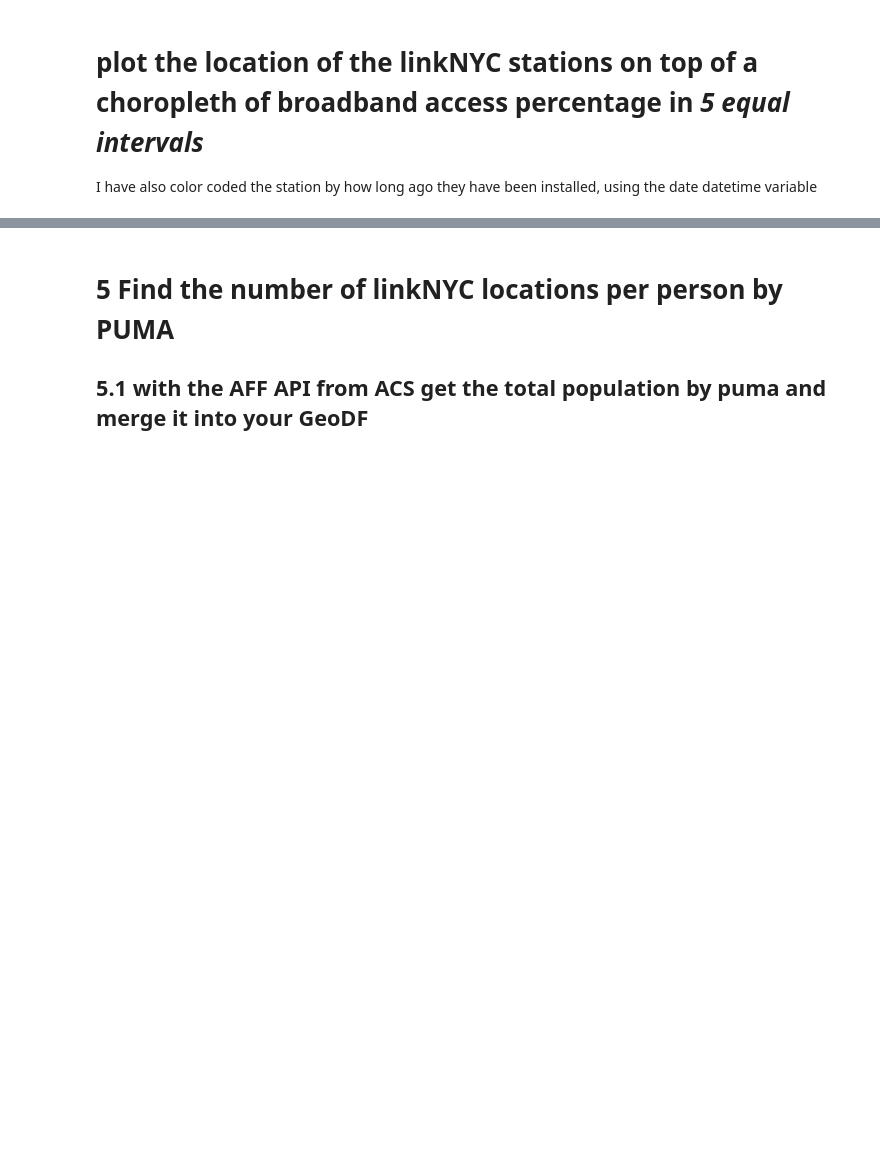
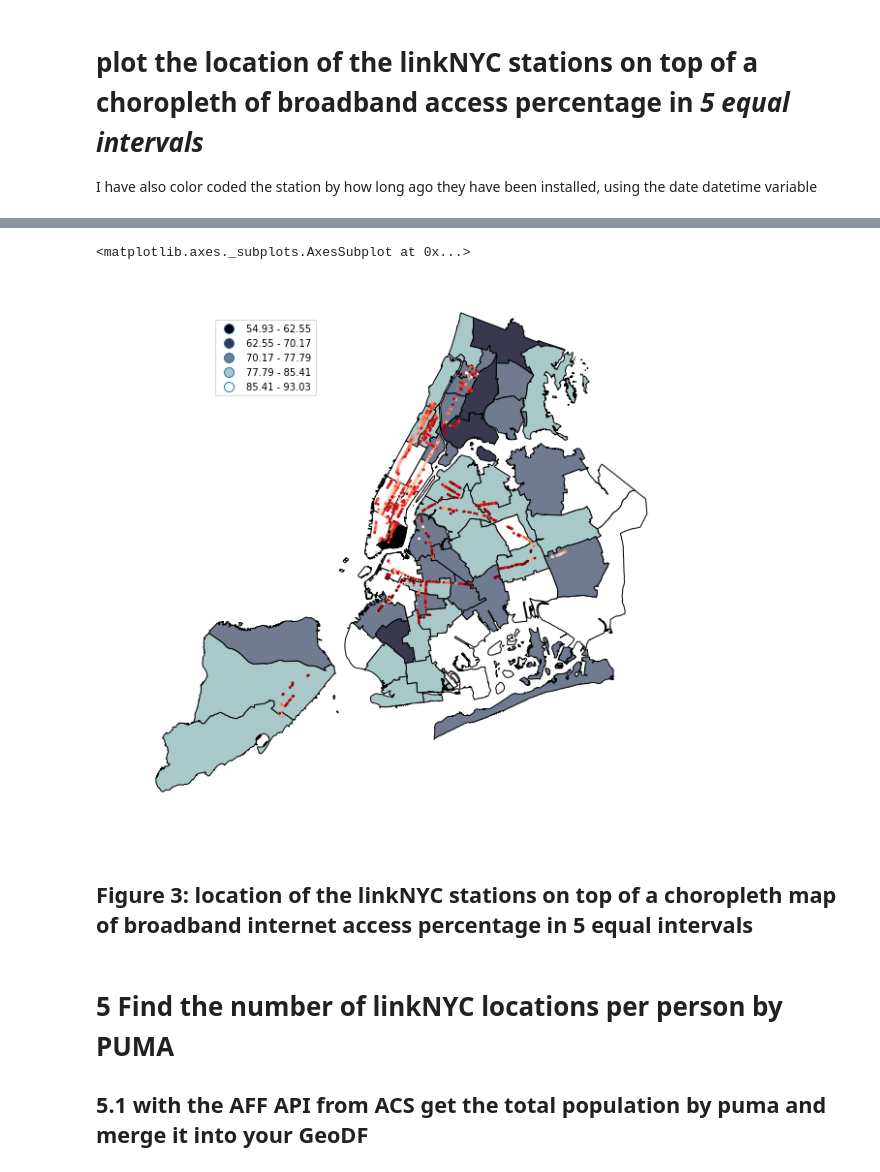
Before and after one commit to effyfan/PUI2018_yf1150, a Jupyter notebook: HW7_yf1150/HW7_1.ipynb, the cells around one changed output, grey strips where cells are left out. Cells and saved outputs as stored; diff of their text form; code cells hidden in the pictures; blank space fills up the shorter version.

```diff
--- a/HW7_yf1150/HW7_1.ipynb
+++ b/HW7_yf1150/HW7_1.ipynb
@@ -406,3 +528,6 @@ Notice that you can also get a linkNYC locations shapefile from NYC open data, a
+# %%
+# drop the first unnamed column
+linkNYC.drop(['Unnamed: 0'], axis=1,inplace=True)
 # %%
 linkNYC.head()
 # %% [output]
@@ -430,0 +547,4 @@ linkNYC.head()
+# %%
+# combine lat and lon to one column
+linkNYC['lonlat'] = list(zip(linkNYC.longitude, linkNYC.latitude))
+linkNYC.head()
@@ -430,0 +558,4 @@ linkNYC.head()
+# %%
+# Create Point Geometry for based on lonlat column
+linkNYC['geometry'] = linkNYC[['lonlat']].applymap(lambda x:shapely.geometry.Point(x))
+linkNYC.head()
@@ -430,0 +573,6 @@ linkNYC.head()
+# %%
+# convert dataframe into GeoDataFrame
+linkNYC = GeoDataFrame(linkNYC)
+linkNYC.crs = from_epsg(4326)
+print(type(linkNYC))
+linkNYC.head()
@@ -438,3 +591,11 @@ I have also color coded the station by how long ago they have been installed, us
+# %%
+fig,ax,bar = cp.choroplethNYC(pumaChoro, scheme="Equal_interval", k=5, column="percBB", cmap="bone", edgecolor="black", cb=False)
+linkNYC.plot(c=linkNYC.date_link_,cmap='Reds',ax=ax,markersize=3)
+# %% [output]
+<matplotlib.axes._subplots.AxesSubplot at 0x...>
+[figure, added]
+# %% [markdown]
+## Figure 3: location of the linkNYC stations on top of a choropleth map of broadband internet access percentage in 5 equal intervals
 # %% [markdown]
 # 5 Find the number of linkNYC locations per person by PUMA
 
```
Also changed, not shown: parts of 51 cells of this notebook, 3 other files.
